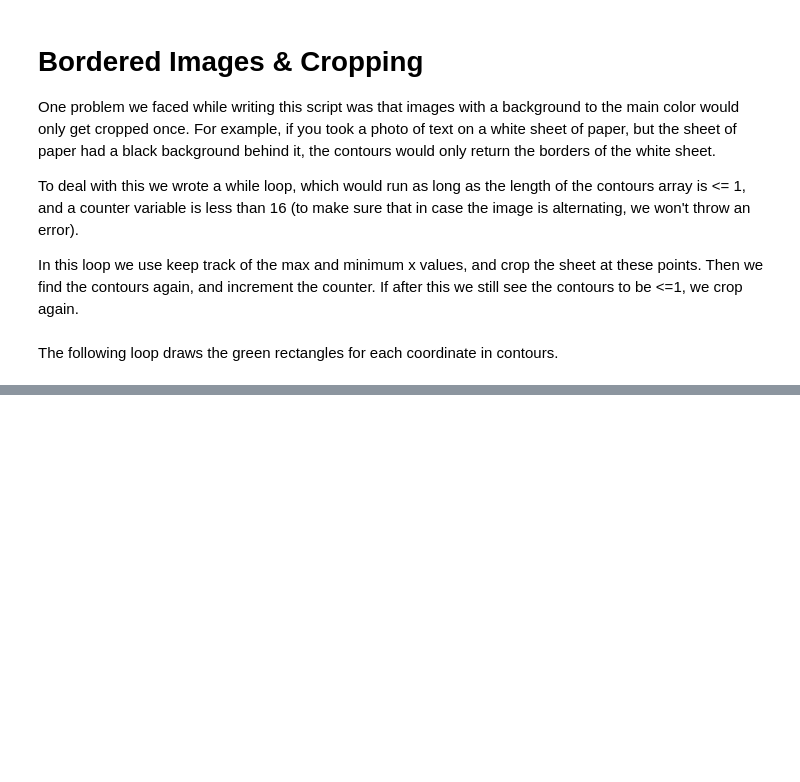
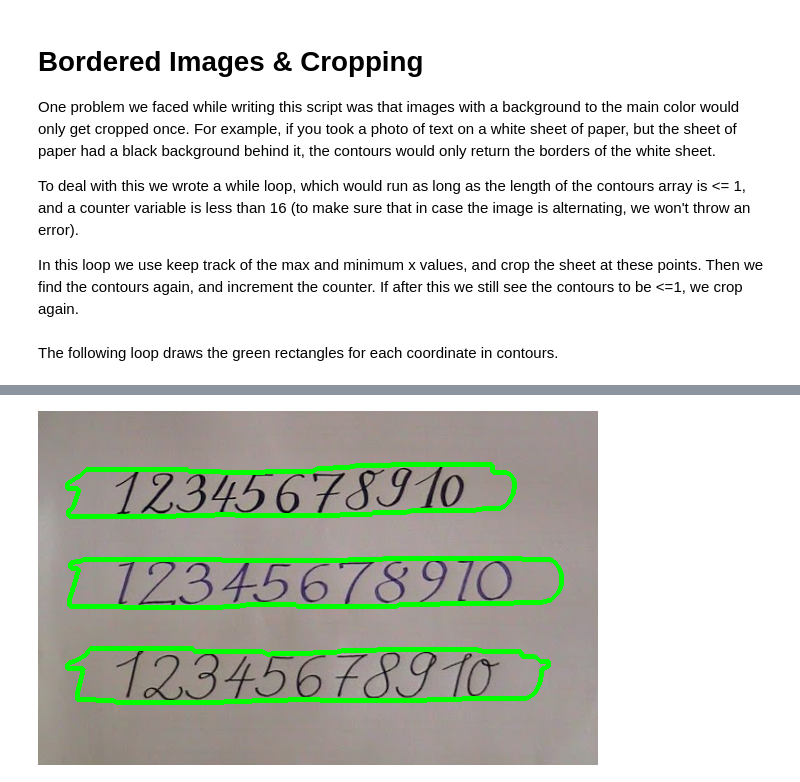
Before and after one commit to muvision/cm-mathvision, a Jupyter notebook: OpenCV.ipynb, the cells around one changed output, grey strips where cells are left out. Saved outputs shown, nothing was run; the diff lists cells and outputs as text; code cells hidden in the pictures; blank space fills up the shorter version.

```diff
--- a/OpenCV.ipynb
+++ b/OpenCV.ipynb
@@ -325,0 +211,14 @@ cv2_imshow(cropped_image)
+# %%
+dilation, inverted_dilation = prepare_image(cropped_image, (100,5))
+
+
+im2 = cropped_image.copy()
+cntrs = get_contours(dilation, inverted_dilation)
+# draw_crop(cntrs, cropped_image)
+# cropped_image = draw_crop(cntrs, cropped_image)
+# cv2_imshow(cropped_image)
+# %%
+cv2.drawContours(im2, cntrs, -1, (0,255,0),3)
+cv2_imshow(im2)
+# %% [output]
+[figure, added]
```
Also changed, not shown: parts of 21 cells of this notebook.
